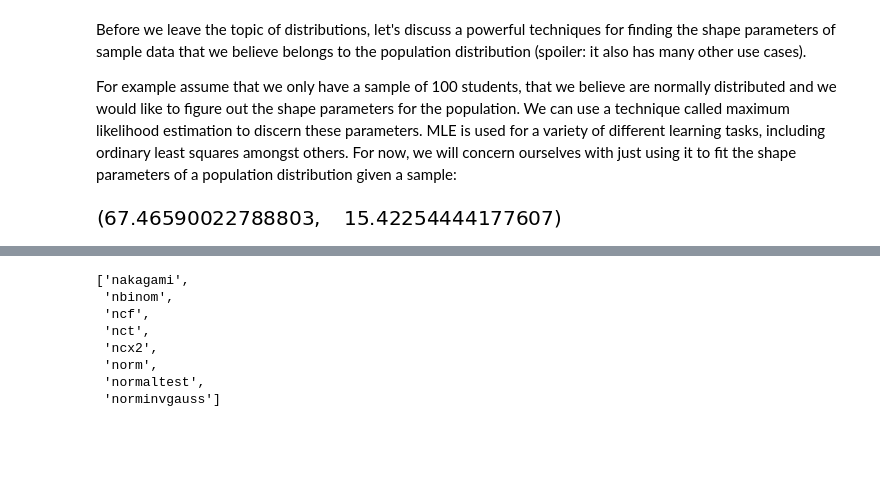
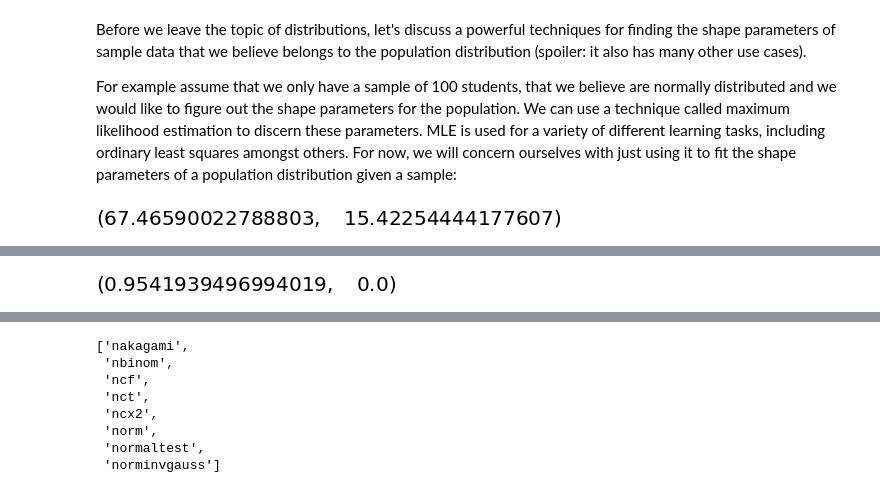
Before and after one commit to EricSchles/data_science_meetup_nyc, a Jupyter notebook: Statistical_Tests.ipynb, the cells around one changed output, grey strips where cells are left out. Drawn from its saved outputs; the diff is of its cells as text; code cells hidden in the pictures; blank space fills up the shorter version.

```diff
--- a/Statistical_Tests.ipynb
+++ b/Statistical_Tests.ipynb
@@ -441,0 +485,8 @@ As you can see, we recover the most likely population shape parameters from the
+# %%
+from scipy.stats import skewnorm
+from scipy import stats
+
+distribution = skewnorm.rvs(5, loc=0, scale=2, size=10000)
+stats.shapiro(distribution)
+# %% [output]
+[figure, added]
```
Also changed, not shown: parts of 19 cells of this notebook.
